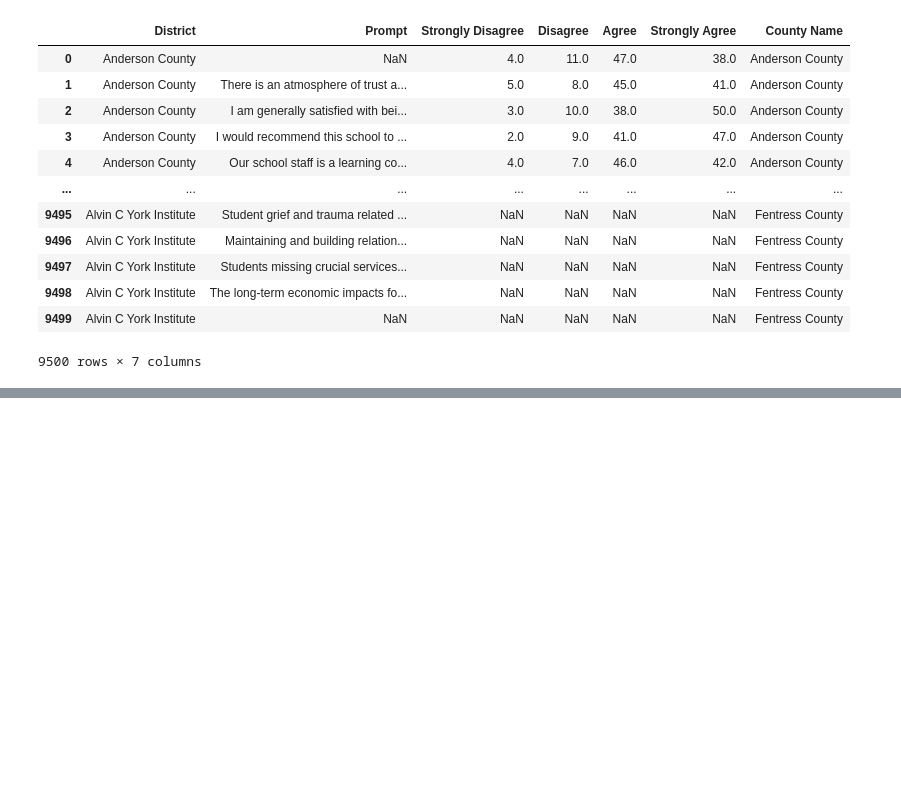
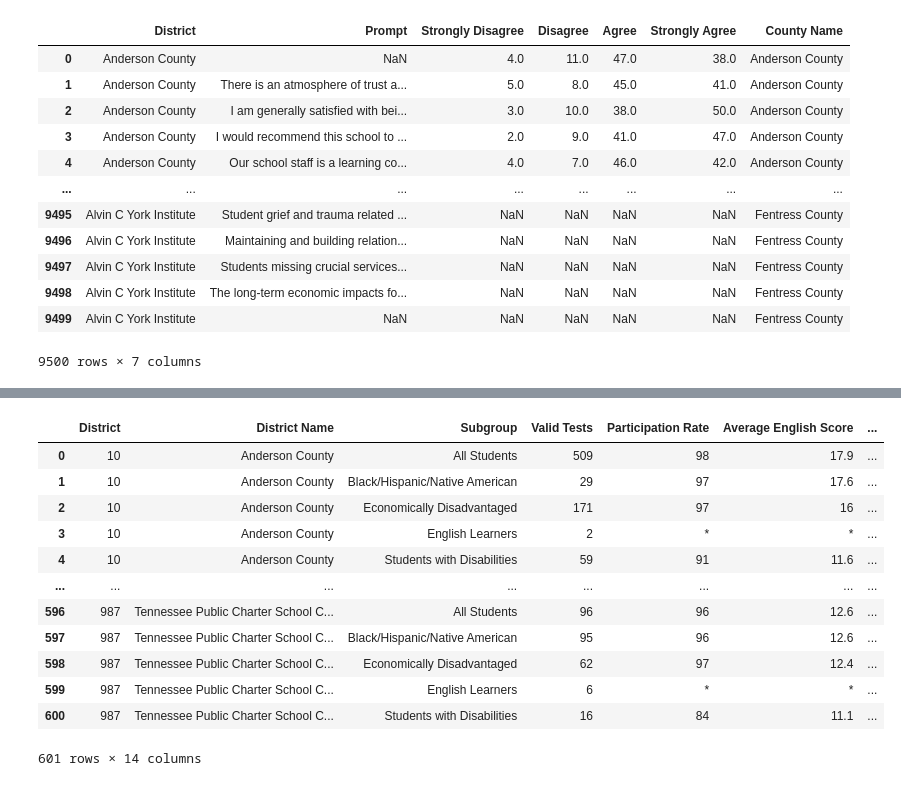
Before and after one commit to JenHall82/jen_capstone, a Jupyter notebook: notebooks/jen_capstone.ipynb, the cells around one changed output, grey strips where cells are left out. Drawn from its saved outputs; the diff is of its cells as text; code cells hidden in the pictures; blank space fills up the shorter version.

```diff
--- a/notebooks/jen_capstone.ipynb
+++ b/notebooks/jen_capstone.ipynb
@@ -875,0 +882,17 @@ dist_scores_percent.to_csv('../data/dist_scores_percent.csv')
+# %%
+act_data = pd.read_csv('../data/act_2022.csv')
+act_data
+# %% [output]
+|  | District | District Name | Subgroup | Valid Tests | Participation Rate | Average English Score | ... |
+| 0 | 10 | Anderson County | All Students | 509 | 98 | 17.9 | ... |
+| 1 | 10 | Anderson County | Black/Hispanic/Native American | 29 | 97 | 17.6 | ... |
+| 2 | 10 | Anderson County | Economically Disadvantaged | 171 | 97 | 16 | ... |
+| 3 | 10 | Anderson County | English Learners | 2 | * | * | ... |
+| 4 | 10 | Anderson County | Students with Disabilities | 59 | 91 | 11.6 | ... |
+| ... | ... | ... | ... | ... | ... | ... | ... |
+| 596 | 987 | Tennessee Public Charter School C... | All Students | 96 | 96 | 12.6 | ... |
+| 597 | 987 | Tennessee Public Charter School C... | Black/Hispanic/Native American | 95 | 96 | 12.6 | ... |
+| 598 | 987 | Tennessee Public Charter School C... | Economically Disadvantaged | 62 | 97 | 12.4 | ... |
+| 599 | 987 | Tennessee Public Charter School C... | English Learners | 6 | * | * | ... |
+| 600 | 987 | Tennessee Public Charter School C... | Students with Disabilities | 16 | 84 | 11.1 | ... |
+601 rows × 14 columns
```
Also changed, not shown: parts of 32 cells of this notebook, 1 other file.
